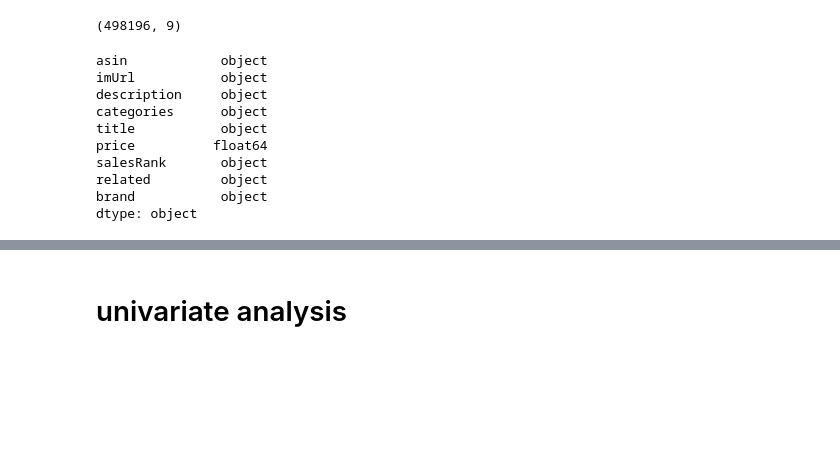
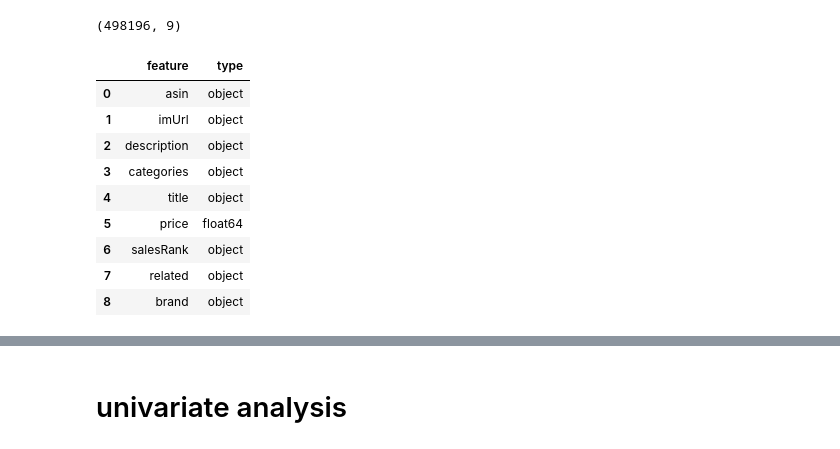
Before and after one commit to sarthakTUM/Amazon-Mining, a Jupyter notebook: notebooks/Exploratory Data Analysis - Metadata .ipynb, the cells around one changed output, grey strips where cells are left out. Drawn from its saved outputs; the diff is of its cells as text; code cells hidden in the pictures; blank space fills up the shorter version.

```diff
--- a/notebooks/Exploratory Data Analysis - Metadata .ipynb
+++ b/notebooks/Exploratory Data Analysis - Metadata .ipynb
@@ -62,16 +68,20 @@ df_metadata.tail()
 df_metadata.shape
 # %% [output]
 (498196, 9)
-# %%
-df_metadata.dtypes
-# %% [output]
-asin            object
-imUrl           object
-description     object
-categories      object
-title           object
-price          float64
-salesRank       object
-related         object
-brand           object
-dtype: object
+# %%
+dtypes = df_metadata.dtypes
+# %%
+dtypes_df = pd.DataFrame({'feature':dtypes.index, 'type':dtypes.values})
+# %%
+dtypes_df
+# %% [output]
+|  | feature | type |
+| 0 | asin | object |
+| 1 | imUrl | object |
+| 2 | description | object |
+| 3 | categories | object |
+| 4 | title | object |
+| 5 | price | float64 |
+| 6 | salesRank | object |
+| 7 | related | object |
+| 8 | brand | object |
```
Also changed, not shown: parts of 25 cells of this notebook, 2 other files.
